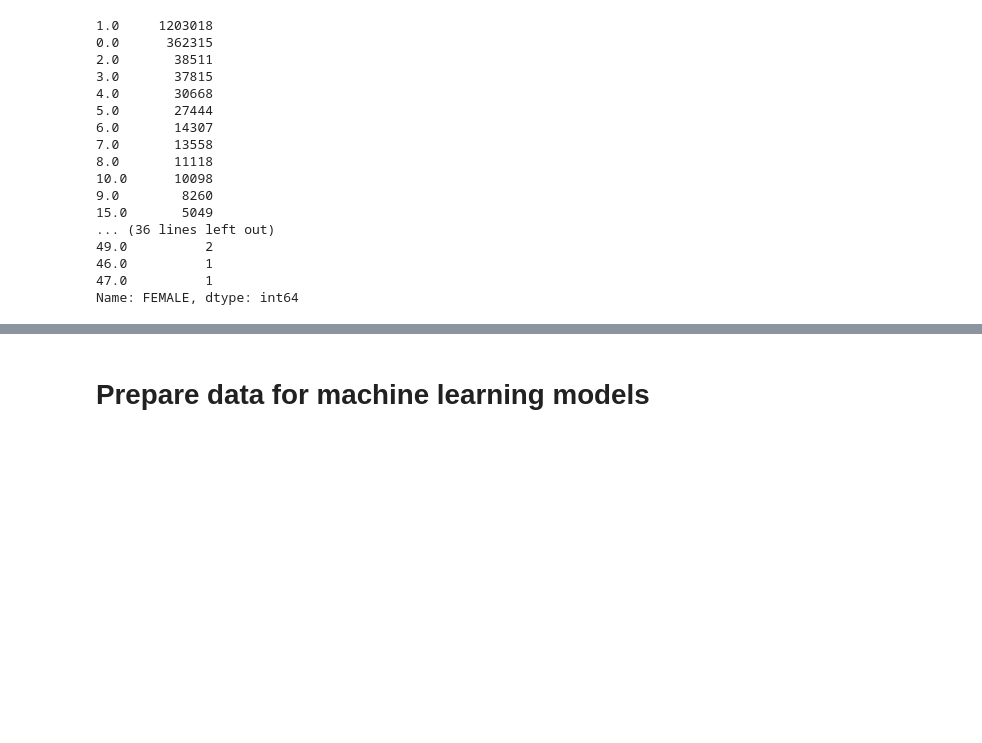
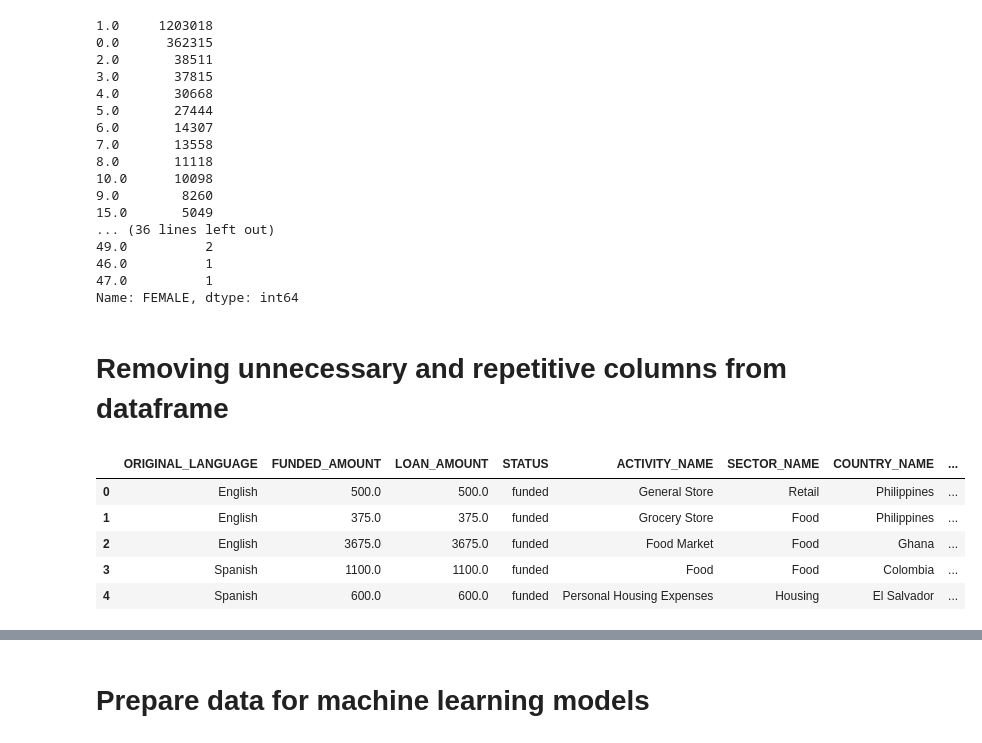
Before and after one commit to emmysobieski/TeamPySpark, a Jupyter notebook: TeamPySpark_ML_Models.ipynb, the cells around one changed output, grey strips where cells are left out. Drawn from its saved outputs; the diff is of its cells as text; code cells hidden in the pictures; blank space fills up the shorter version.

```diff
--- a/TeamPySpark_ML_Models.ipynb
+++ b/TeamPySpark_ML_Models.ipynb
@@ -364,6 +428,15 @@ loans_df.columns
+# %% [markdown]
+# Removing unnecessary and repetitive columns from dataframe
 # %%
-#dropping all unneeded columns
+#dropping all OBVIOUSLY unneeded columns
 #DOES THIS NEEDS TO BE UPDATED SO WE DON'T REMOVE TOO MUCH?  ???SHOUD WE BE REMOVING CURRENCY, REPAYMENT_INTERVAL???
-loans_df.drop(['LOAN_ID', 'LOAN_NAME', 'DESCRIPTION','DESCRIPTION_TRANSLATED','IMAGE_ID', 'VIDEO_ID', 'LOAN_USE','COUNTRY_CODE', 'TOWN_NAME', 'CURRENCY_POLICY',
-       'CURRENCY_EXCHANGE_COVERAGE_RATE', 'CURRENCY', 'PARTNER_ID', 'POSTED_TIME', 'PLANNED_EXPIRATION_TIME', 'DISBURSE_TIME','RAISED_TIME', 'LENDER_TERM', 'NUM_JOURNAL_ENTRIES', 'NUM_BULK_ENTRIES', 'BORROWER_NAMES','BORROWER_GENDERS','BORROWER_PICTURED', 'REPAYMENT_INTERVAL','DISTRIBUTION_MODEL'], axis=1, inplace=True)
-loans_df.head()
+clean_loans_df.drop(['LOAN_ID', 'LOAN_NAME', 'DESCRIPTION','DESCRIPTION_TRANSLATED','IMAGE_ID', 'VIDEO_ID', 'LOAN_USE','COUNTRY_CODE', 'TOWN_NAME', 'CURRENCY_POLICY',
+       'CURRENCY_EXCHANGE_COVERAGE_RATE', 'CURRENCY', 'POSTED_TIME', 'PLANNED_EXPIRATION_TIME', 'DISBURSE_TIME','RAISED_TIME', 'LENDER_TERM', 'NUM_JOURNAL_ENTRIES', 'NUM_BULK_ENTRIES', 'BORROWER_NAMES','BORROWER_GENDERS','BORROWER_PICTURED'], axis=1, inplace=True)
+clean_loans_df.head()
+# %% [output]
+|  | ORIGINAL_LANGUAGE | FUNDED_AMOUNT | LOAN_AMOUNT | STATUS | ACTIVITY_NAME | SECTOR_NAME | COUNTRY_NAME | ... |
+| 0 | English | 500.0 | 500.0 | funded | General Store | Retail | Philippines | ... |
+| 1 | English | 375.0 | 375.0 | funded | Grocery Store | Food | Philippines | ... |
+| 2 | English | 3675.0 | 3675.0 | funded | Food Market | Food | Ghana | ... |
+| 3 | Spanish | 1100.0 | 1100.0 | funded | Food | Food | Colombia | ... |
+| 4 | Spanish | 600.0 | 600.0 | funded | Personal Housing Expenses | Housing | El Salvador | ... |
```
Also changed, not shown: parts of 48 cells of this notebook.
